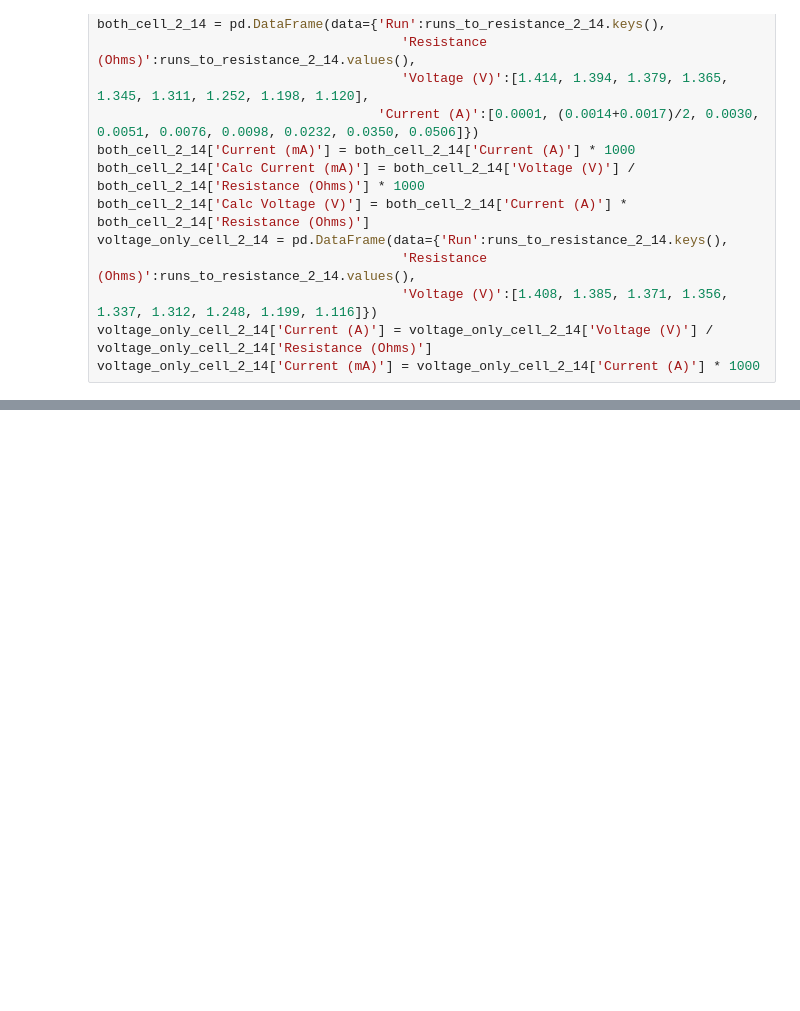
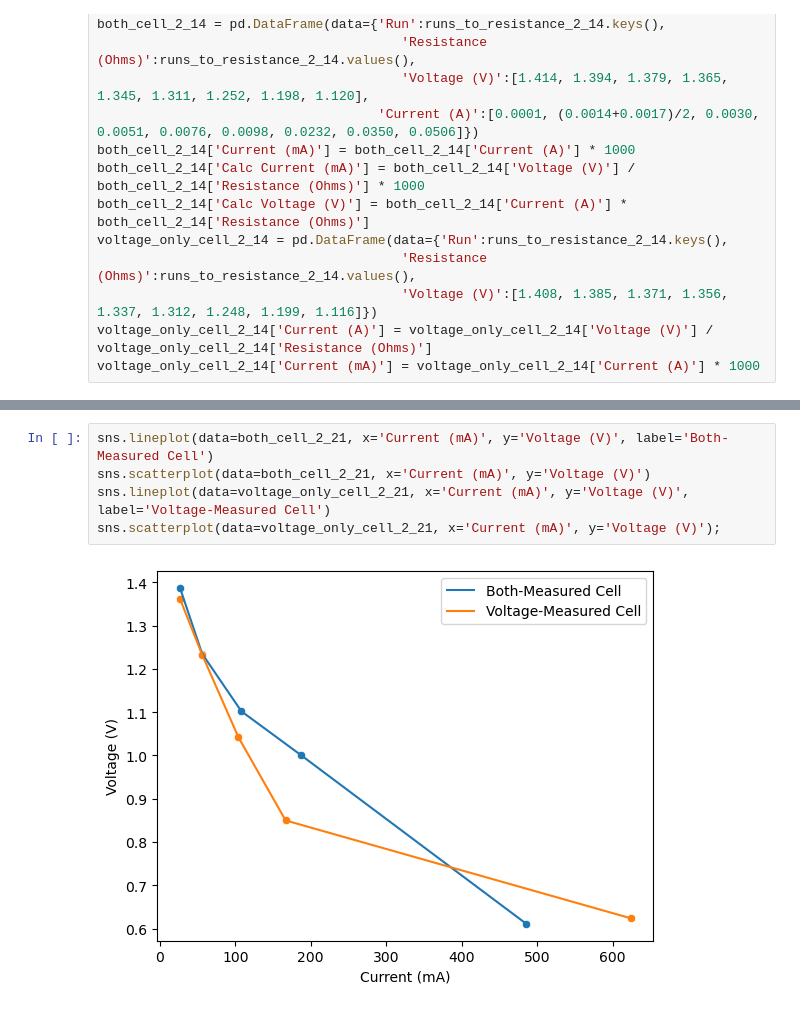
Before and after one commit to Sahand891/PolarizationCurvesMgAir, a Jupyter notebook: Polarization Curves.ipynb, the cells around one changed output, grey strips where cells are left out. Drawn from its saved outputs; the diff is of its cells as text; blank space fills up the shorter version.

```diff
--- a/Polarization Curves.ipynb
+++ b/Polarization Curves.ipynb
@@ -132,0 +160,7 @@ sns.scatterplot(data=both_cell_2_14, x='Calc Current (mA)', y='Voltage (V)');
+# %%
+sns.lineplot(data=both_cell_2_21, x='Current (mA)', y='Voltage (V)', label='Both-Measured Cell')
+sns.scatterplot(data=both_cell_2_21, x='Current (mA)', y='Voltage (V)')
+sns.lineplot(data=voltage_only_cell_2_21, x='Current (mA)', y='Voltage (V)', label='Voltage-Measured Cell')
+sns.scatterplot(data=voltage_only_cell_2_21, x='Current (mA)', y='Voltage (V)');
+# %% [output]
+[figure, added]
```
Also changed, not shown: parts of 12 cells of this notebook.
